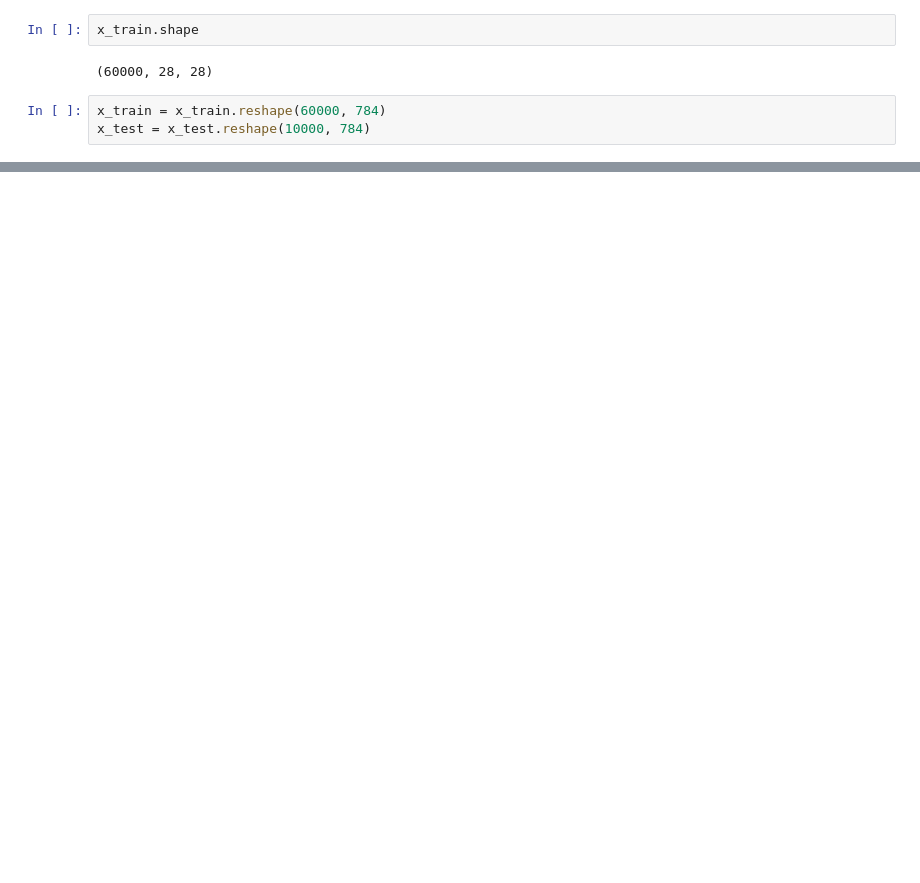
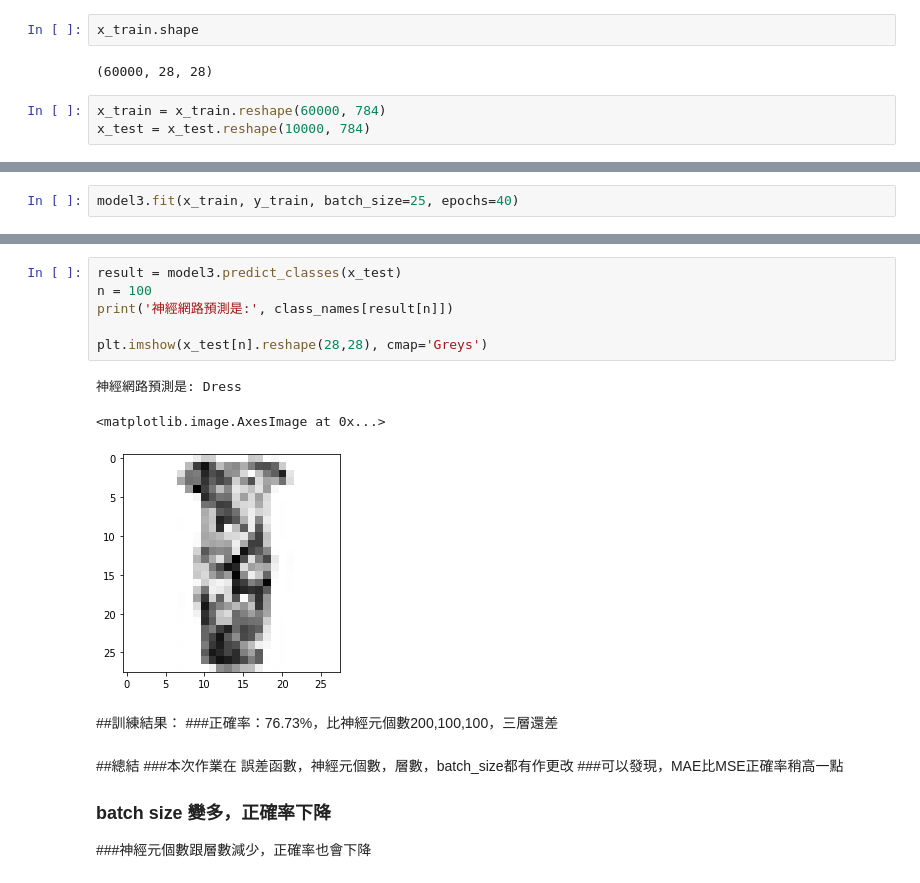
Before and after one commit to Willlee0225/nbviewer, a Jupyter notebook: 打造神經網路作業.ipynb, the cells around one changed output, grey strips where cells are left out. Cells and saved outputs as stored; diff of their text form; blank space fills up the shorter version.

```diff
--- a/打造神經網路作業.ipynb
+++ b/打造神經網路作業.ipynb
@@ -172,0 +251,2 @@ Please use instead:* `np.argmax(model.predict(x), axis=-1)`,   if your model doe
+# %%
+model3.fit(x_train, y_train, batch_size=25, epochs=40)
@@ -172,0 +272,19 @@ Please use instead:* `np.argmax(model.predict(x), axis=-1)`,   if your model doe
+# %%
+result = model3.predict_classes(x_test)
+n = 100
+print('神經網路預測是:', class_names[result[n]])
+
+plt.imshow(x_test[n].reshape(28,28), cmap='Greys')
+# %% [output]
+神經網路預測是: Dress
+<matplotlib.image.AxesImage at 0x...>
+[figure, added]
+# %% [markdown]
+##訓練結果：
+###正確率：76.73%，比神經元個數200,100,100，三層還差
+# %% [markdown]
+##總結
+###本次作業在 誤差函數，神經元個數，層數，batch_size都有作更改
+###可以發現，MAE比MSE正確率稍高一點
+### batch size 變多，正確率下降
+###神經元個數跟層數減少，正確率也會下降
```
Also changed, not shown: parts of 41 cells of this notebook.
